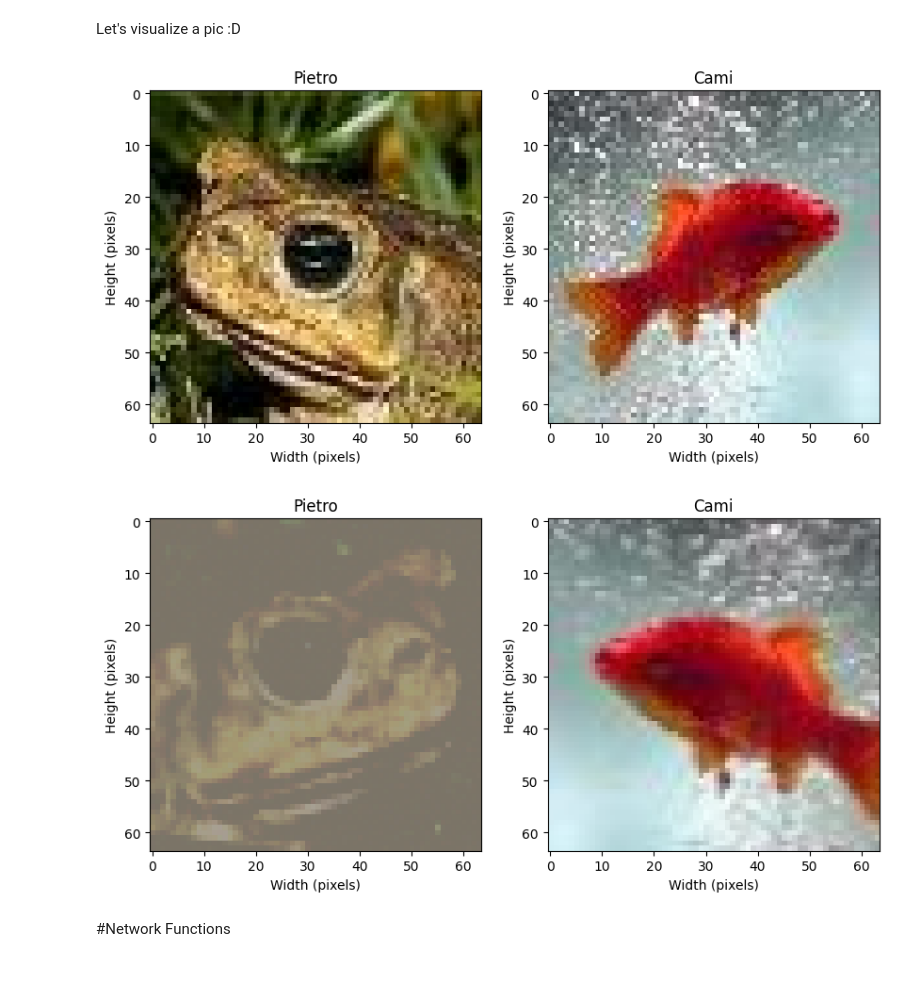
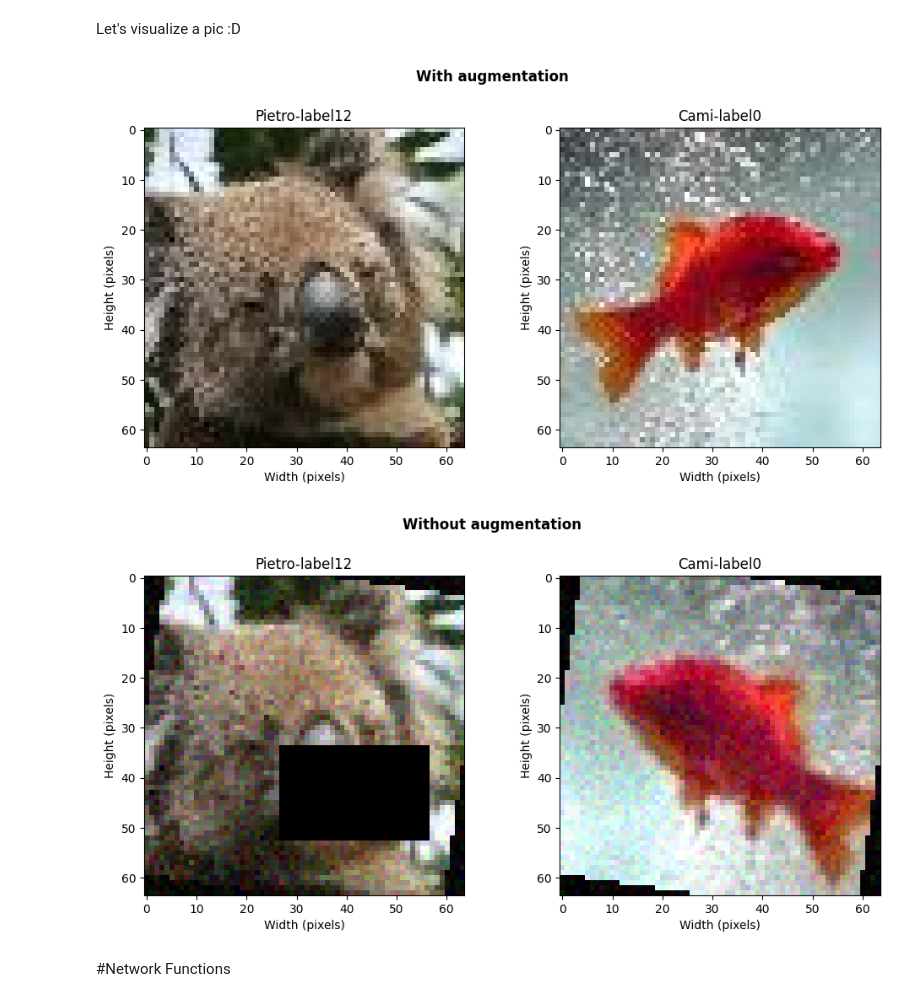
Before and after one commit to Sassotek/Mechanistic-Interpretability-for-Vision-Models-Optimization, a Jupyter notebook: Mechanistic_Interpretability_for_Vision_Models_Optimization_code.ipynb, the cells around one changed output. Cells and saved outputs as stored; diff of their text form; code cells hidden in the pictures; blank space fills up the shorter version.

Commit message:
Fixed augmentations

```diff
--- a/Mechanistic_Interpretability_for_Vision_Models_Optimization_code.ipynb
+++ b/Mechanistic_Interpretability_for_Vision_Models_Optimization_code.ipynb
@@ -580,6 +771,7 @@ class DatasetLoader(Dataset):
 # %% [markdown]
 ##Show Sample
 # %%
+'''
 def show_sample_1(dataset, label_1, idx_1, label_2, idx_2):
     sample_1 = dataset.getitem(label_1, idx_1)
     image_1 = sample_1['image']
@@ -613,7 +805,9 @@ def show_sample_1(dataset, label_1, idx_1, label_2, idx_2):
 
     plt.show()
 
-def show_sample_2(dataset, mode, label_1, idx_1, label_2, idx_2):
+'''
+
+def show_sample_2(dataset, mode, label_1, idx_1, label_2, idx_2,aug:bool,denormalizing=False):
     label_dec_1 = labels_encoding[label_1]
     label_dec_2 = labels_encoding[label_2]
 
@@ -632,15 +826,20 @@ def show_sample_2(dataset, mode, label_1, idx_1, label_2, idx_2):
     sample_idx_1 = label_dec_1*mul+idx_1
     sample_idx_2 = label_dec_2*mul+idx_2
 
-    sample_1 = dataset[sample_idx_1]
+    sample_1 = dataset.__getitem__(sample_idx_1)
     image_1 = sample_1['image']
-    image_1 = denormalize(image_1, MEAN, STD)
+
+
+    sample_2 = dataset.__getitem__(sample_idx_2)
+    image_2 = sample_2['image']
+
+    if(denormalizing):
+      image_1 = denormalize(image_1, MEAN, STD)
+      image_2= denormalize(image_2, MEAN, STD)
+
+
     label_1 = sample_1['label']
     image_1 = image_1.permute(1, 2, 0).numpy()
-
-    sample_2 = dataset[sample_idx_2]
-    image_2 = sample_2['image']
-    image_2= denormalize(image_2, MEAN, STD)
     label_2 = sample_2['label']
     image_2 = image_2.permute(1, 2, 0).numpy()
 
@@ -649,7 +848,7 @@ def show_sample_2(dataset, mode, label_1, idx_1, label_2, idx_2):
     # First image
     axs[0].imshow(image_1)
     #axs[0].set_title(f"Label: {label_1}")
-    axs[0].set_title(f"Pietro")
+    axs[0].set_title(f"Pietro-label{label_1}")
     axs[0].set_xlabel('Width (pixels)')
     axs[0].set_ylabel('Height (pixels)')
     axs[0].grid(False)
@@ -657,24 +856,33 @@ def show_sample_2(dataset, mode, label_1, idx_1, label_2, idx_2):
     # Second image
     axs[1].imshow(image_2)
     #axs[1].set_title(f"Label: {label_2}")
-    axs[1].set_title(f"Cami")
+    axs[1].set_title(f"Cami-label{label_2}")
     axs[1].set_xlabel('Width (pixels)')
     axs[1].set_ylabel('Height (pixels)')
     axs[1].grid(False)
 
+    # Titolo generale
+    if(aug):
+      fig.suptitle("With augmentation", fontsize=12, fontweight='bold')
+    else:
+      fig.suptitle("Without augmentation", fontsize=12, fontweight='bold')
+
+    # Per non sovrapporre il supertitle ai subplot
+    fig.tight_layout(rect=(0.0, 0.0, 1.0, 0.95))
+
     plt.show()
 # %% [markdown]
 Let's visualize a pic :D
 # %%
 mode = 'train'
 datset_1 = DatasetLoader(data_path, mode, augmentation=False)
 datset_2 = DatasetLoader(data_path, mode, augmentation=True)
 #show_sample_1(datset_1, 'n01644900', 0, 'n01443537', 0)
-show_sample_2(datset_1, mode, 'n01644900', 0, 'n01443537', 0)
-show_sample_2(datset_2, mode, 'n01644900', 0, 'n01443537', 0)
+show_sample_2(datset_1, mode, 'n01882714', 44, 'n01443537', 0,aug=True,denormalizing=True)
+show_sample_2(datset_2, mode, 'n01882714', 44, 'n01443537', 0,aug=False,denormalizing=True)
 # %% [output]
-[figure, old version]
+[figure, new version]
-[figure, old version]
+[figure, new version]
 # %% [markdown]
 #Network Functions
 # %% [markdown]
```
Also changed, not shown: parts of 31 cells of this notebook.
